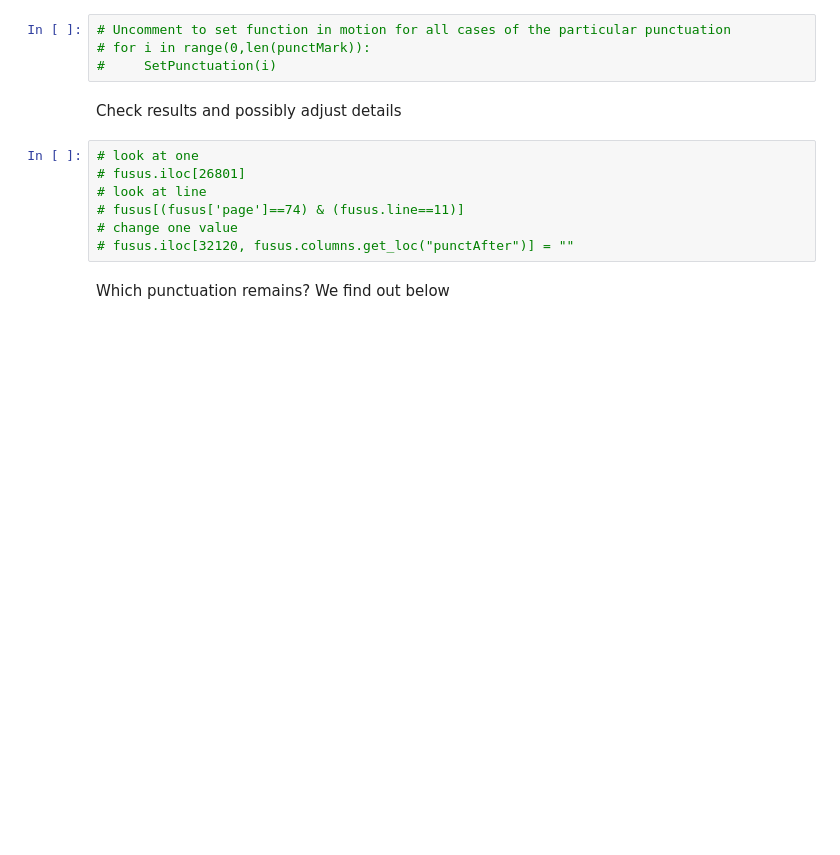
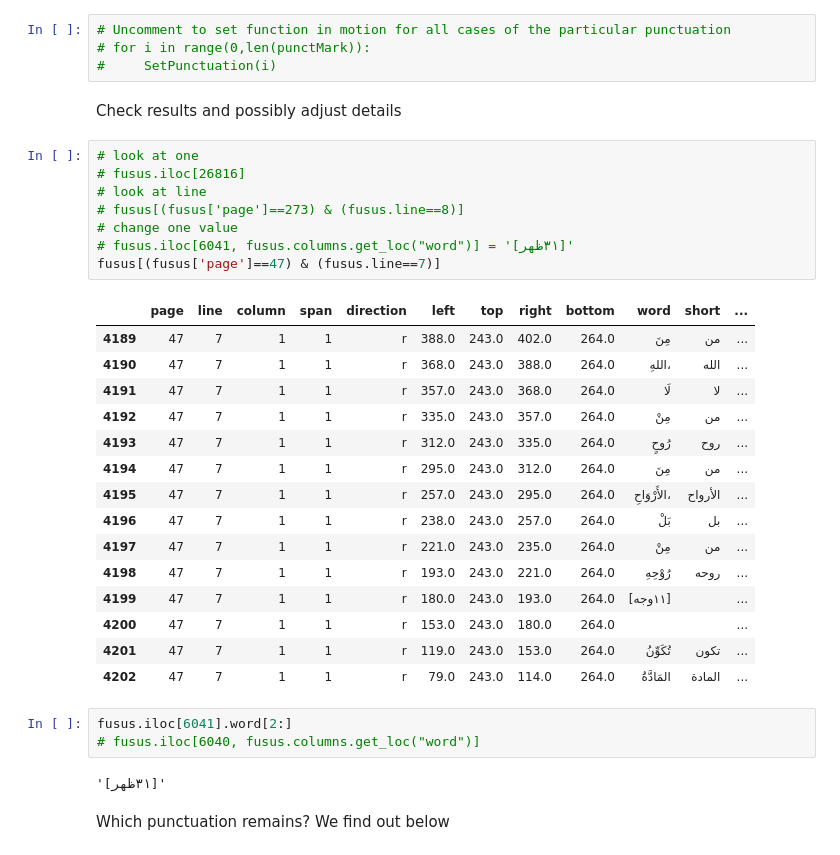
Before and after one commit to among/fusus, a Jupyter notebook: fusust-text-laboratory/FususReworking.ipynb, the cells around one changed output. Drawn from its saved outputs; the diff is of its cells as text; blank space fills up the shorter version.

```diff
--- a/fusust-text-laboratory/FususReworking.ipynb
+++ b/fusust-text-laboratory/FususReworking.ipynb
@@ -51,11 +67,33 @@ def SetPunctuation(row):
 Check results and possibly adjust details
 # %%
 # look at one
-# fusus.iloc[26801]
+# fusus.iloc[26816]
 # look at line
-# fusus[(fusus['page']==74) & (fusus.line==11)]
+# fusus[(fusus['page']==273) & (fusus.line==8)]
 # change one value
-# fusus.iloc[32120, fusus.columns.get_loc("punctAfter")] = ""
+# fusus.iloc[6041, fusus.columns.get_loc("word")] = '[٣١ظهر]'
+fusus[(fusus['page']==47) & (fusus.line==7)]
+# %% [output]
+|  | page | line | column | span | direction | left | top | right | bottom | word | short | ... |
+| 4189 | 47 | 7 | 1 | 1 | r | 388.0 | 243.0 | 402.0 | 264.0 | مِنَ | من | ... |
+| 4190 | 47 | 7 | 1 | 1 | r | 368.0 | 243.0 | 388.0 | 264.0 | اللهِ، | الله | ... |
+| 4191 | 47 | 7 | 1 | 1 | r | 357.0 | 243.0 | 368.0 | 264.0 | لَا | لا | ... |
+| 4192 | 47 | 7 | 1 | 1 | r | 335.0 | 243.0 | 357.0 | 264.0 | مِنْ | من | ... |
+| 4193 | 47 | 7 | 1 | 1 | r | 312.0 | 243.0 | 335.0 | 264.0 | رُوحٍ | روح | ... |
+| 4194 | 47 | 7 | 1 | 1 | r | 295.0 | 243.0 | 312.0 | 264.0 | مِنَ | من | ... |
+| 4195 | 47 | 7 | 1 | 1 | r | 257.0 | 243.0 | 295.0 | 264.0 | الأَرْوَاحِ، | الأرواح | ... |
+| 4196 | 47 | 7 | 1 | 1 | r | 238.0 | 243.0 | 257.0 | 264.0 | بَلْ | بل | ... |
+| 4197 | 47 | 7 | 1 | 1 | r | 221.0 | 243.0 | 235.0 | 264.0 | مِنْ | من | ... |
+| 4198 | 47 | 7 | 1 | 1 | r | 193.0 | 243.0 | 221.0 | 264.0 | رُوْحِهِ | روحه | ... |
+| 4199 | 47 | 7 | 1 | 1 | r | 180.0 | 243.0 | 193.0 | 264.0 | [١١وجه] |  | ... |
+| 4200 | 47 | 7 | 1 | 1 | r | 153.0 | 243.0 | 180.0 | 264.0 |  |  | ... |
+| 4201 | 47 | 7 | 1 | 1 | r | 119.0 | 243.0 | 153.0 | 264.0 | تُكَوِّنُ | تكون | ... |
+| 4202 | 47 | 7 | 1 | 1 | r | 79.0 | 243.0 | 114.0 | 264.0 | المَادَّةُ | المادة | ... |
+# %%
+fusus.iloc[6041].word[2:]
+# fusus.iloc[6040, fusus.columns.get_loc("word")]
+# %% [output]
+'[٣١ظهر]'
 # %% [markdown]
 Which punctuation remains? We find out below
 # %%
```
Also changed, not shown: parts of 18 cells of this notebook, 1 other file.
